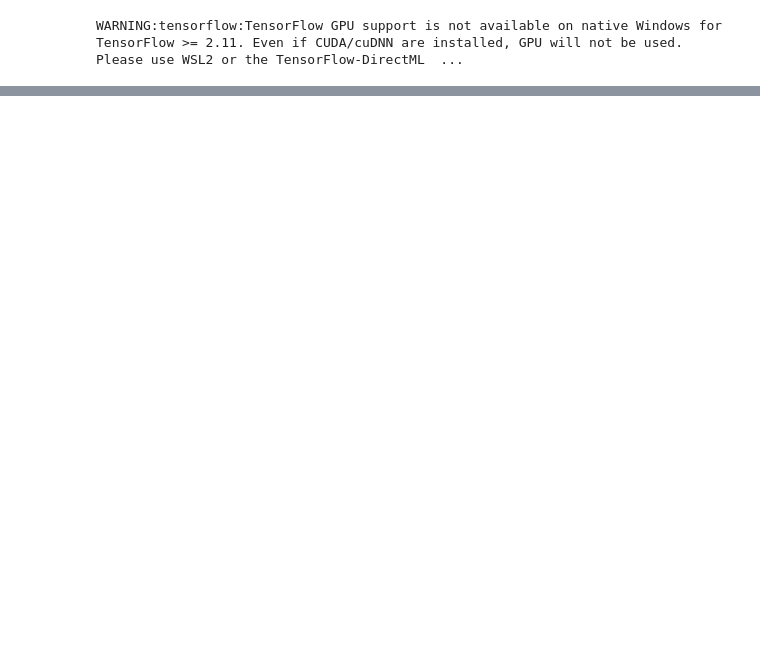
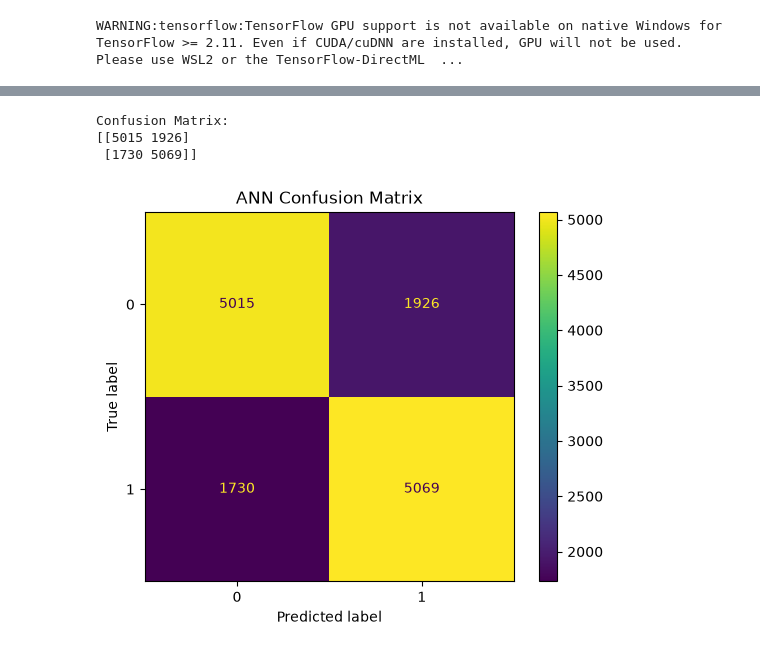
Before and after one commit to yashlad009/AI-powered-chronic-risk-detection-and-explanation-assistant-, a Jupyter notebook: ml-training/notebooks/04_CVD_ANN_Model.ipynb, the cells around one changed output, grey strips where cells are left out. Drawn from its saved outputs; the diff is of its cells as text; code cells hidden in the pictures; blank space fills up the shorter version.

Commit message:
feat: compare and tune CVD models

```diff
--- a/ml-training/notebooks/04_CVD_ANN_Model.ipynb
+++ b/ml-training/notebooks/04_CVD_ANN_Model.ipynb
@@ -183,0 +198,6 @@ plt.show()
+# %%
+y_pred_prob = model.predict(X_test_scaled)
+
+print("Prediction shape:", y_pred_prob.shape)
+print("\nFirst 10 predicted probabilities:")
+print(y_pred_prob[:10].ravel())
@@ -183,0 +211,14 @@ plt.show()
+# %%
+y_pred = (y_pred_prob >= 0.5).astype(int).ravel()
+
+print("Prediction shape:", y_pred.shape)
+
+print("\nFirst 10 predicted classes:")
+print(y_pred[:10])
+
+print("\nPredicted class distribution:")
+unique, counts = np.unique(y_pred, return_counts=True)
+
+for label, count in zip(unique, counts):
+    percentage = (count / len(y_pred)) * 100
+    print(f"Class {label}: {count} ({percentage:.2f}%)")
@@ -183,0 +234,21 @@ plt.show()
+# %%
+from sklearn.metrics import confusion_matrix, ConfusionMatrixDisplay
+
+cm = confusion_matrix(y_test, y_pred)
+
+print("Confusion Matrix:")
+print(cm)
+
+disp = ConfusionMatrixDisplay(
+    confusion_matrix=cm,
+    display_labels=[0, 1]
+)
+
+disp.plot()
+plt.title("ANN Confusion Matrix")
+plt.show()
+# %% [output]
+Confusion Matrix:
+[[5015 1926]
+ [1730 5069]]
+[figure, added]
```
Also changed, not shown: parts of 28 cells of this notebook, 2 other files.
